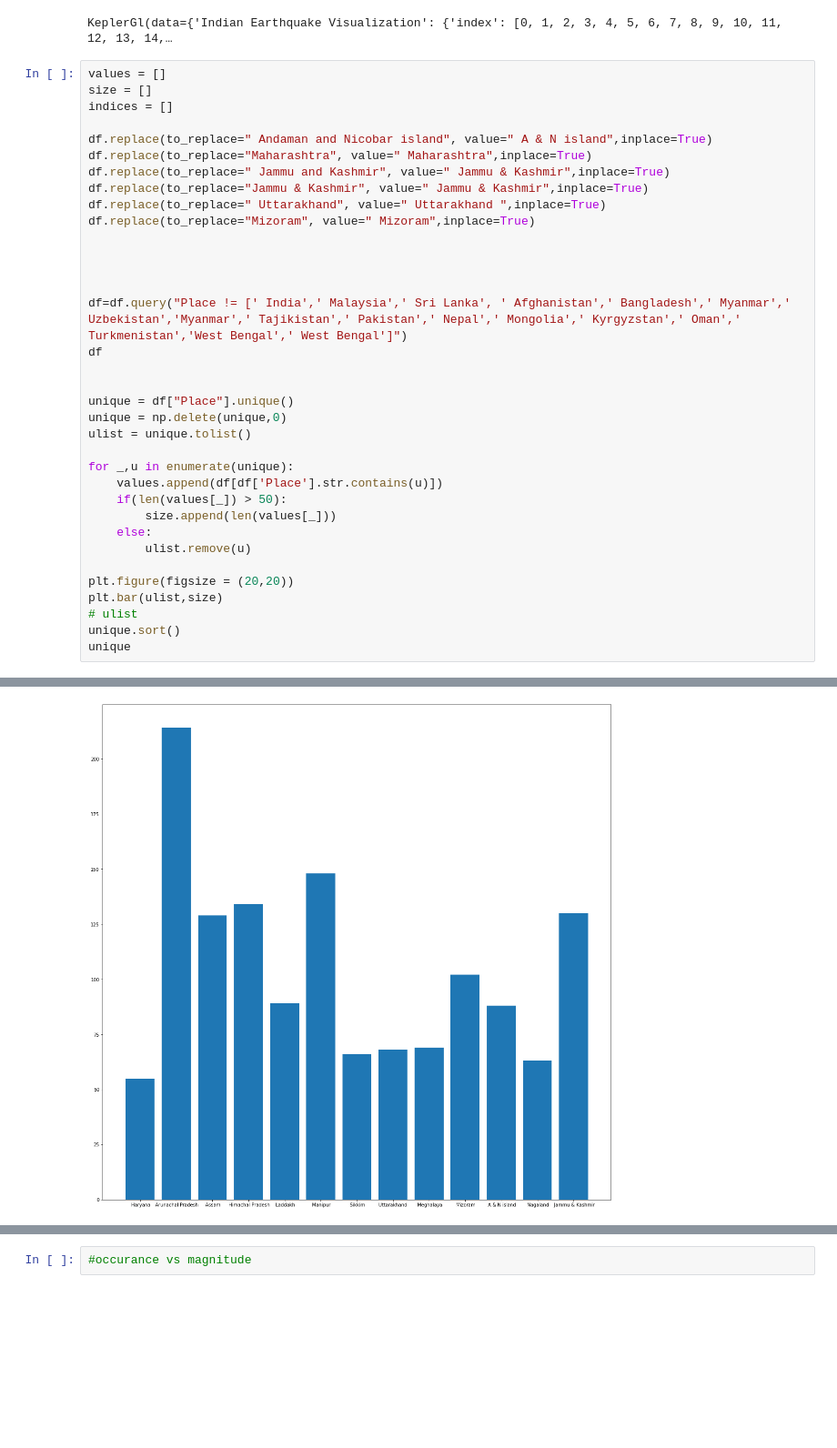
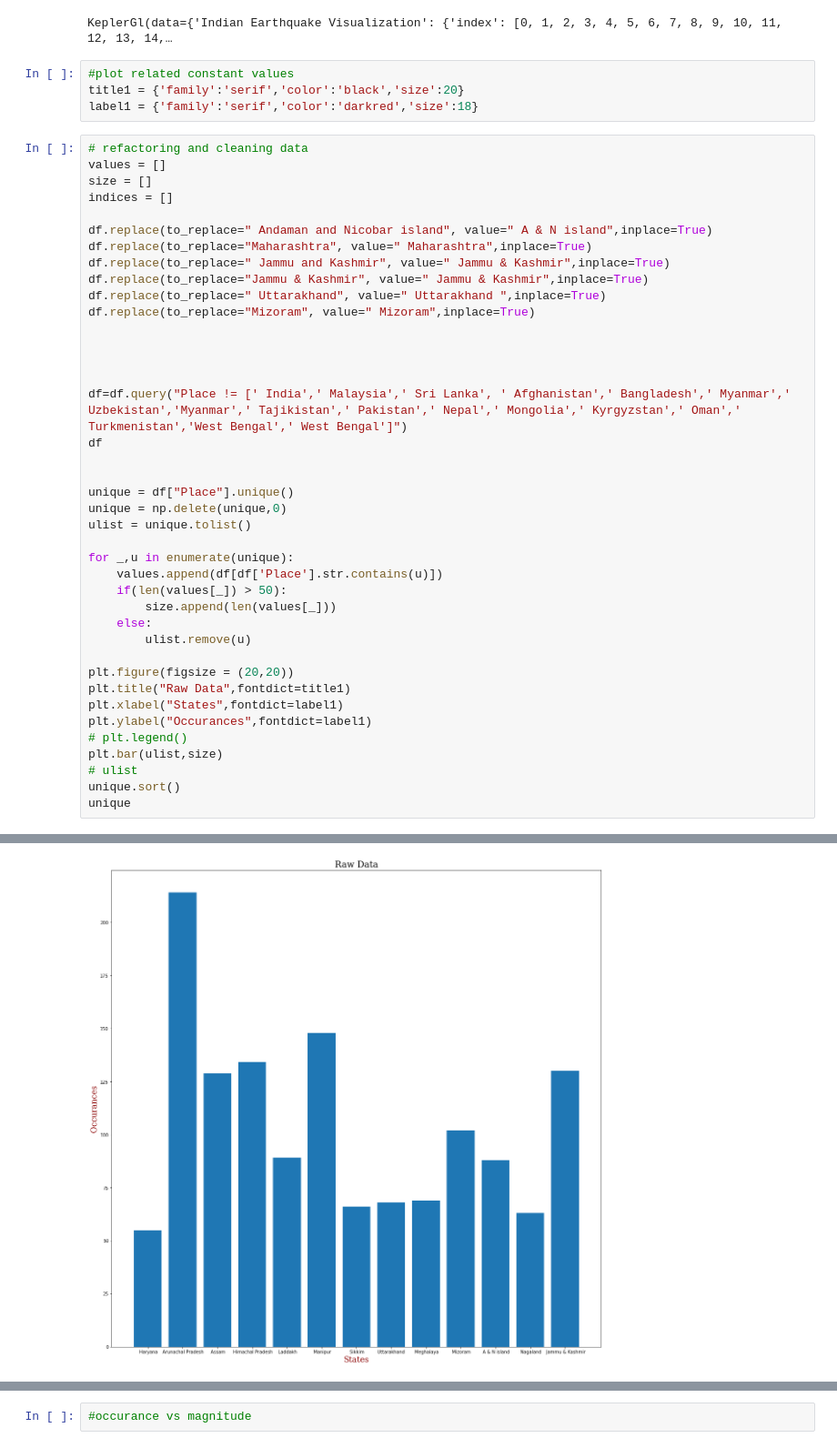
Before and after one commit to vishwaskotegar/Earthquake-Prediction, a Jupyter notebook: Visualisation.ipynb, the cells around one changed output, grey strips where cells are left out. Shown at 91% size. Drawn from its saved outputs; the diff is of its cells as text; blank space fills up the shorter version.

```diff
--- a/Visualisation.ipynb
+++ b/Visualisation.ipynb
@@ -40,7 +40,12 @@ map_1
 # %% [output]
 User Guide: https://docs.kepler.gl/docs/keplergl-jupyter
 KeplerGl(data={'Indian Earthquake Visualization': {'index': [0, 1, 2, 3, 4, 5, 6, 7, 8, 9, 10, 11, 12, 13, 14,…
+# %%
+#plot related constant values
+title1 = {'family':'serif','color':'black','size':20}
+label1 = {'family':'serif','color':'darkred','size':18}
 # %%
+# refactoring and cleaning data
 values = []
 size = []
 indices = []
@@ -57,31 +62,35 @@ df.replace(to_replace="Mizoram", value=" Mizoram",inplace=True)
 
 df=df.query("Place != [' India',' Malaysia',' Sri Lanka', ' Afghanistan',' Bangladesh',' Myanmar',' Uzbekistan','Myanmar',' Tajikistan',' Pakistan',' Nepal',' Mongolia',' Kyrgyzstan',' Oman',' Turkmenistan','West Bengal',' West Bengal']")
 df
 
 
 unique = df["Place"].unique()
 unique = np.delete(unique,0)
 ulist = unique.tolist()
 
 for _,u in enumerate(unique):
     values.append(df[df['Place'].str.contains(u)])
     if(len(values[_]) > 50):
         size.append(len(values[_]))
     else:
         ulist.remove(u)
 
 plt.figure(figsize = (20,20))
+plt.title("Raw Data",fontdict=title1)
+plt.xlabel("States",fontdict=label1)
+plt.ylabel("Occurances",fontdict=label1)
+# plt.legend()
 plt.bar(ulist,size)
 # ulist
 unique.sort()
 unique
 # %% [output]
 array([' A & N island', ' Arunachal Pradesh', ' Assam', ' Bhutan',
        ' Bihar', ' Chandigarh', ' Chhattisgarh', ' Gujarat', ' Haryana',
        ' Himachal Pradesh', ' Jammu & Kashmir', ' Jharkhand',
        ' Karnataka', ' Kerala', ' Laddakh', ' Lakshsdweep Island',
        ' Madhya Pradesh', ' Manipur', ' Meghalaya', ' Mizoram',
        ' Nagaland', ' Odisha', ' Punjab', ' Rajasthan', ' Sikkim',
        ' Tamil Nadu', ' Telangana', ' Tripura', ' Uttar Pradesh',
        ' Uttarakhand '], dtype=object)
-[figure, old version]
+[figure, new version]
```
Also changed, not shown: parts of 18 cells of this notebook, 1 other file.
